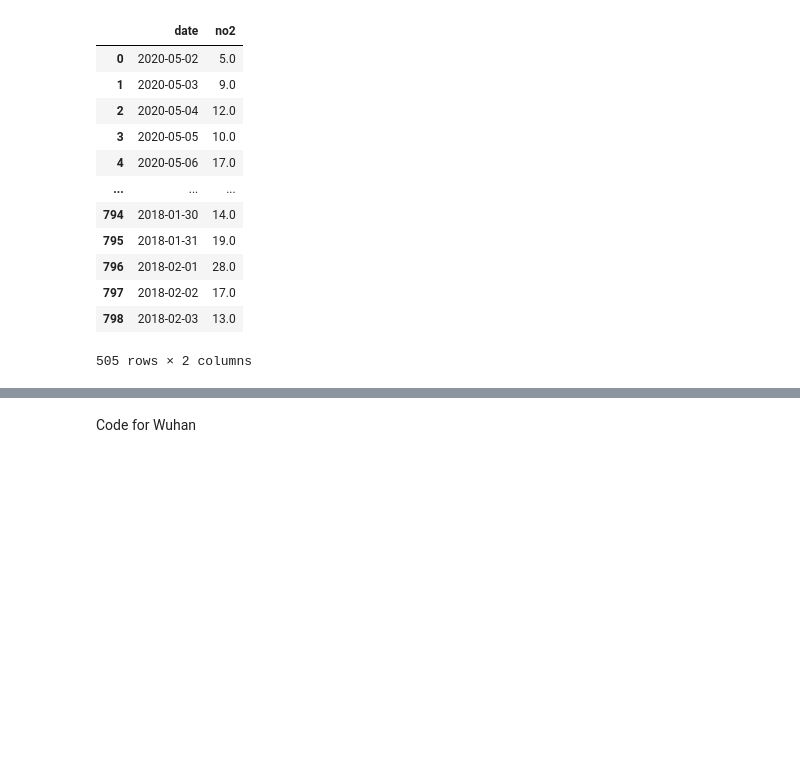
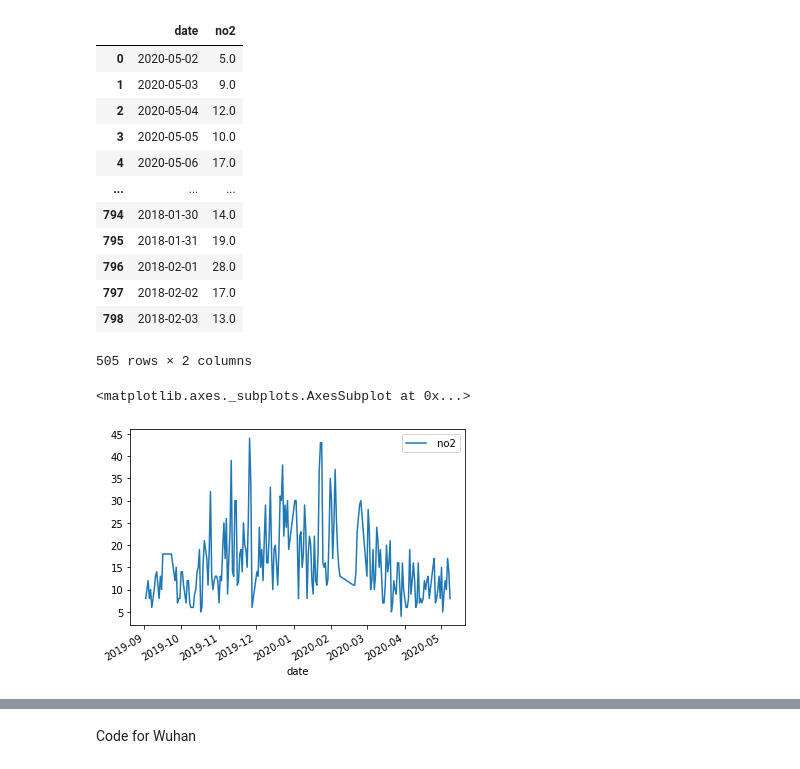
Before and after one commit to databridgevt/covid19, a Jupyter notebook: analysis/db/mitch/Air_Quality_Viz.ipynb, the cells around one changed output, grey strips where cells are left out. Saved outputs shown, nothing was run; the diff lists cells and outputs as text; code cells hidden in the pictures; blank space fills up the shorter version.

```diff
--- a/analysis/db/mitch/Air_Quality_Viz.ipynb
+++ b/analysis/db/mitch/Air_Quality_Viz.ipynb
@@ -68,3 +68,8 @@ newdf
 505 rows × 2 columns
 # %%
 newdf = newdf.loc[newdf.date > '2019-09-01']
+# %%
+newdf.plot('date', ' no2')
+# %% [output]
+<matplotlib.axes._subplots.AxesSubplot at 0x...>
+[figure, added]
```
Also changed, not shown: parts of 2 cells of this notebook.
